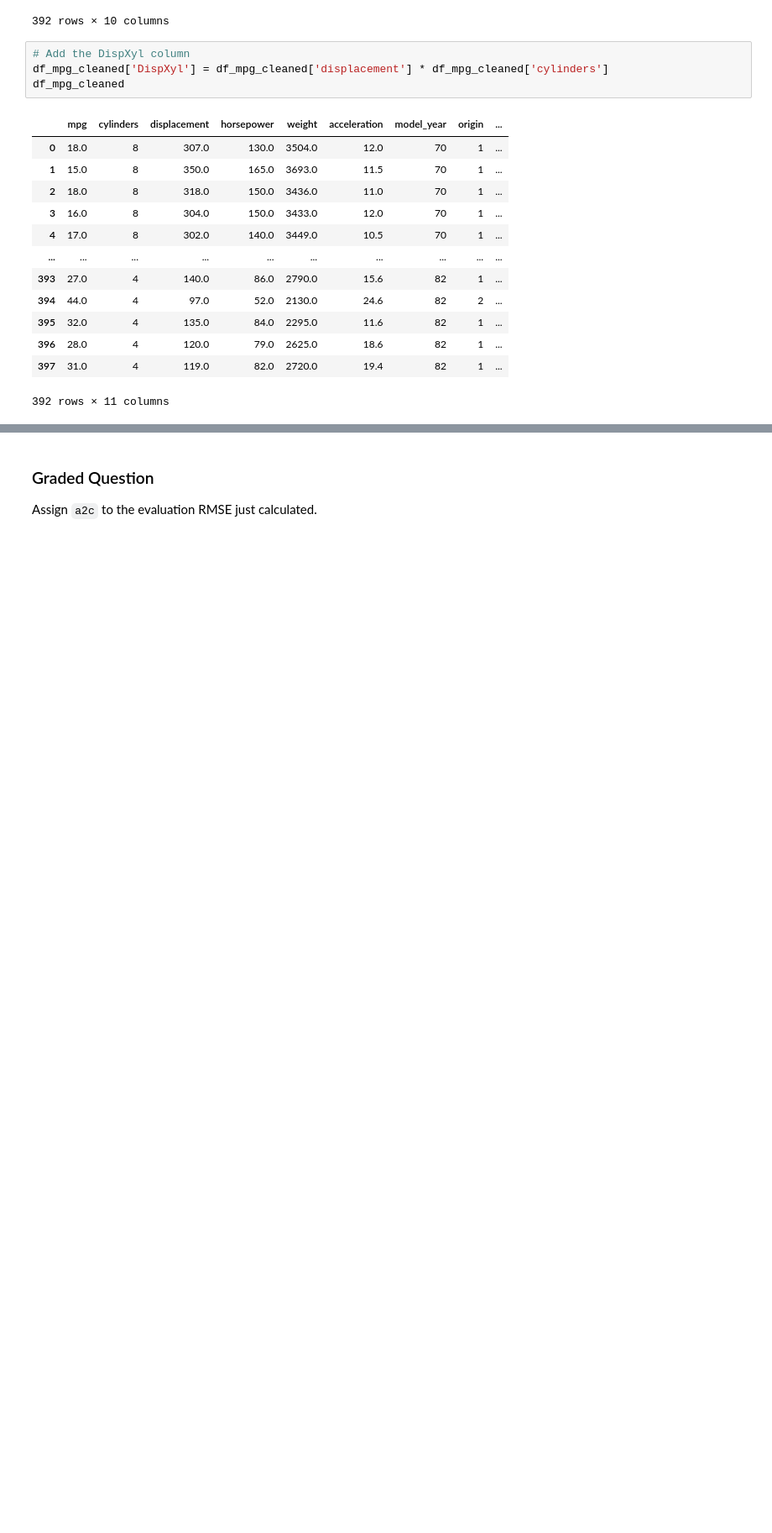
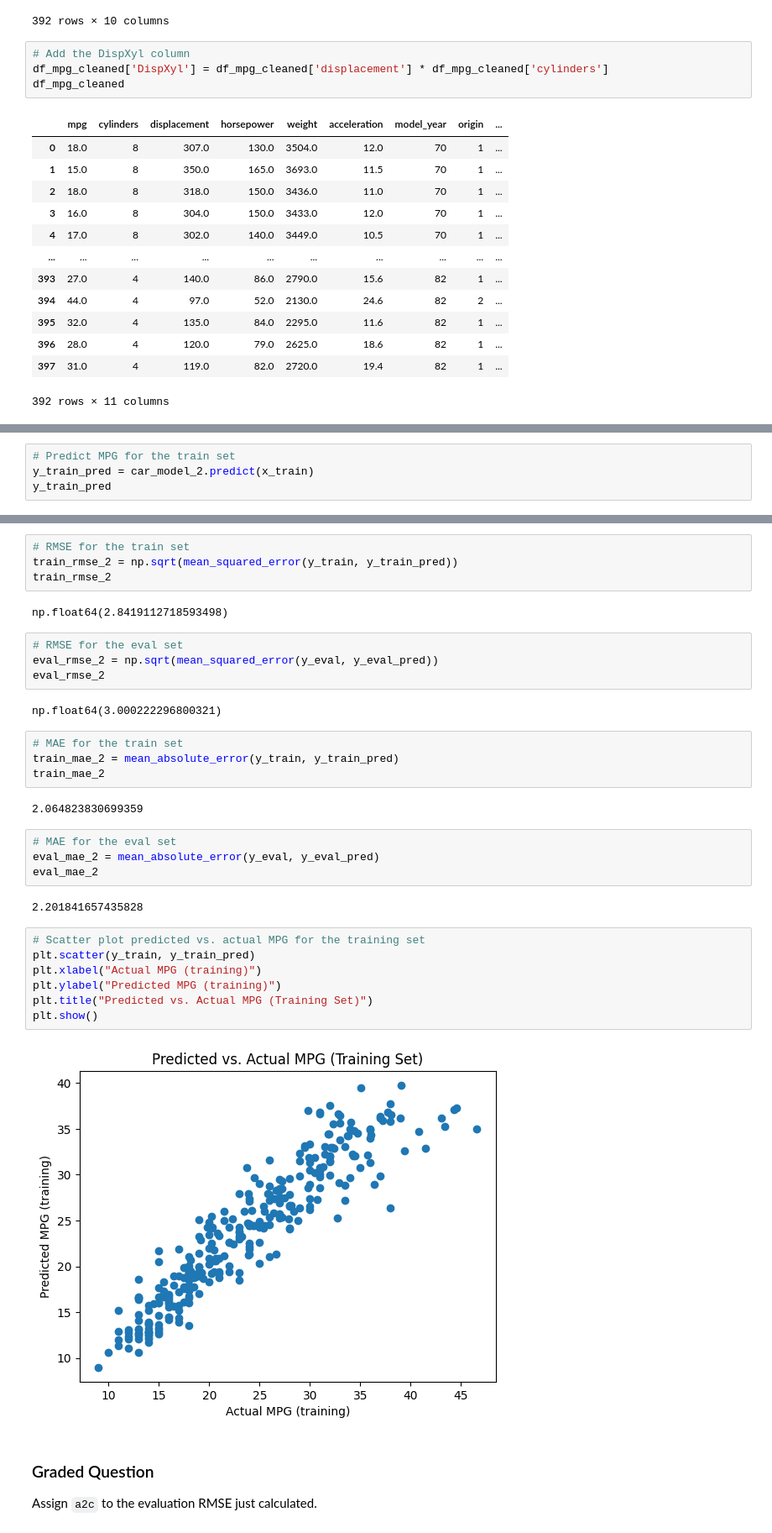
Before and after one commit to Haleymussary00/Module-3-Assignments, a Jupyter notebook: Homework_03.ipynb, the cells around one changed output, grey strips where cells are left out. Shown at 84% size. Drawn from its saved outputs; the diff is of its cells as text; blank space fills up the shorter version.

```diff
--- a/Homework_03.ipynb
+++ b/Homework_03.ipynb
@@ -828,0 +915,4 @@ df_mpg_cleaned
+# %%
+# Predict MPG for the train set
+y_train_pred = car_model_2.predict(x_train)
+y_train_pred
@@ -829,3 +959,36 @@ df_mpg_cleaned
+# %%
+# RMSE for the train set
+train_rmse_2 = np.sqrt(mean_squared_error(y_train, y_train_pred))
+train_rmse_2
+# %% [output]
+np.float64(2.8419112718593498)
+# %%
+# RMSE for the eval set
+eval_rmse_2 = np.sqrt(mean_squared_error(y_eval, y_eval_pred))
+eval_rmse_2
+# %% [output]
+np.float64(3.000222296800321)
+# %%
+# MAE for the train set
+train_mae_2 = mean_absolute_error(y_train, y_train_pred)
+train_mae_2
+# %% [output]
+2.064823830699359
+# %%
+# MAE for the eval set
+eval_mae_2 = mean_absolute_error(y_eval, y_eval_pred)
+eval_mae_2
+# %% [output]
+2.201841657435828
+# %%
+# Scatter plot predicted vs. actual MPG for the training set
+plt.scatter(y_train, y_train_pred)
+plt.xlabel("Actual MPG (training)")
+plt.ylabel("Predicted MPG (training)")
+plt.title("Predicted vs. Actual MPG (Training Set)")
+plt.show()
+# %% [output]
+[figure, added]
 # %% [markdown]
 ### Graded Question
 
```
Also changed, not shown: parts of 19 cells of this notebook.
